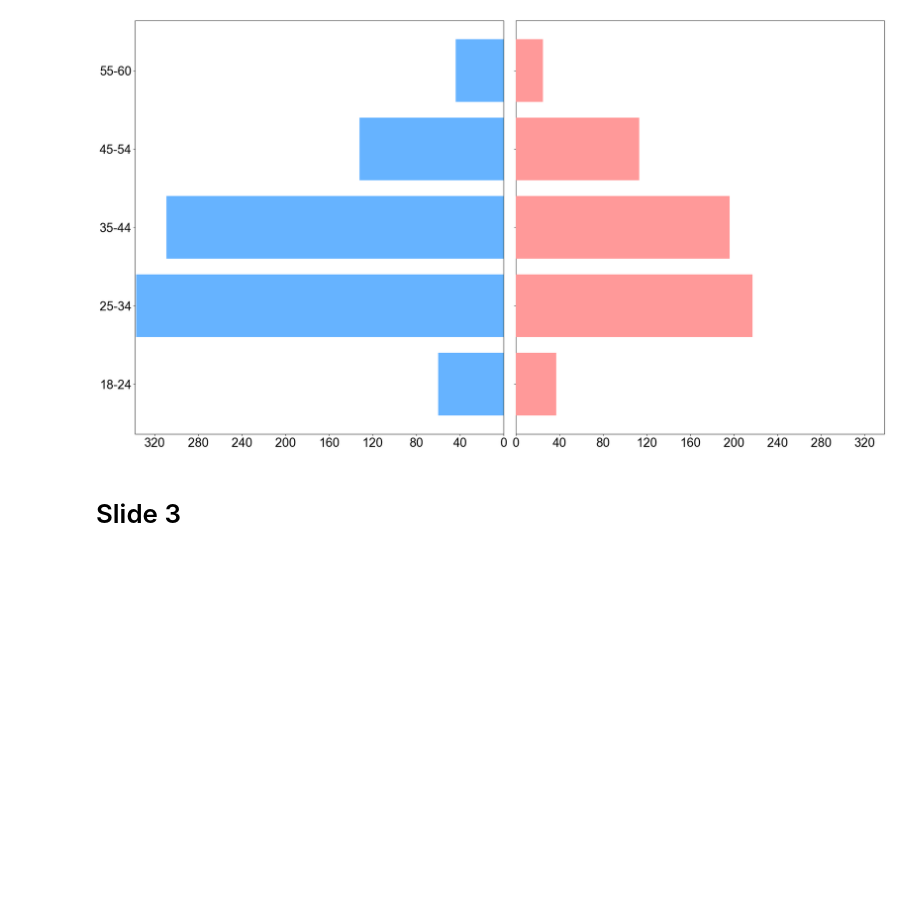
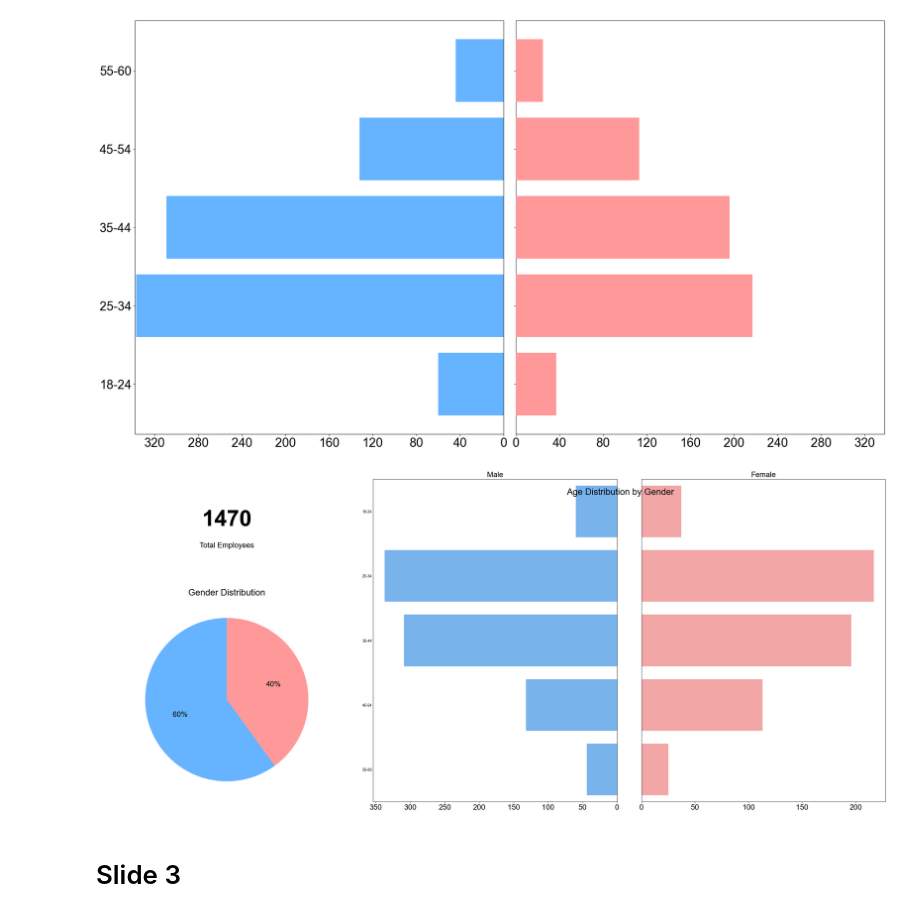
Before and after one commit to HiIamInfi/ibm-hr-data-challenge, a Jupyter notebook: src/visuals.ipynb, the cells around one changed output. Drawn from its saved outputs; the diff is of its cells as text; code cells hidden in the pictures; blank space fills up the shorter version.

Commit message:
Added composite image for slide 2

```diff
--- a/src/visuals.ipynb
+++ b/src/visuals.ipynb
@@ -1,6 +1,7 @@
 # %%
 import matplotlib.pyplot as plt
 import matplotlib.patches as mpatches
+import matplotlib.gridspec as gridspec
 import pandas as pd
 import seaborn as sns
 import numpy as np
@@ -8,7 +9,8 @@ import json
 
 COLOR_MALE = "#66b3ff"
 COLOR_FEMALE = "#ff9999"
-RESOLUTION = 500
+RESOLUTION = 300
+DESCRIPTION_FONTSIZE = 20
 
 with open('categorical_data.json', 'r') as f:
     data_mappings = json.load(f)
@@ -114,6 +116,62 @@ plt.savefig('reports/population_pyramid_subset.png', dpi=RESOLUTION)
 # %% [output]
 [figure]
 [figure]
+# %%
+fig = plt.figure(figsize=(29.89, 13.21))
+gs = gridspec.GridSpec(2, 2, width_ratios=[1, 2], height_ratios=[1, 2], figure=fig)
+
+# Top Left - Total Employees
+ax_text = fig.add_subplot(gs[0, 0])
+total_employees = len(ibm_df)
+ax_text.text(0.5, 0.6, f"{total_employees}", ha='center', va='center', fontsize=60, fontweight='bold')
+ax_text.text(0.5, 0.35, "Total Employees", ha='center', va='center', fontsize=DESCRIPTION_FONTSIZE)
+ax_text.axis('off')
+
+# Bottom Left - Pie Chart
+ax_pie = fig.add_subplot(gs[1, 0])
+gender_counts = ibm_df['Gender'].value_counts()
+ax_pie.pie(gender_counts, labels=None, autopct='%1.0f%%', startangle=90,
+           colors=[COLOR_MALE, COLOR_FEMALE], textprops={'fontsize': DESCRIPTION_FONTSIZE})
+ax_pie.set_title('Gender Distribution', fontsize=DESCRIPTION_FONTSIZE+4)
+
+# Right Side - Population Pyramid
+pyramid_gs = gs[:, 1].subgridspec(1, 2, wspace=0.1)
+ax_male = fig.add_subplot(pyramid_gs[0, 0])
+ax_female = fig.add_subplot(pyramid_gs[0, 1])
+
+# Prepare data for the pyramid
+bins = [18, 25, 35, 45, 55, 61]
+labels = ['18-24', '25-34', '35-44', '45-54', '55-60']
+ibm_df['AgeGroup'] = pd.cut(ibm_df['Age'], bins=bins, labels=labels, right=False)
+male_counts = ibm_df[ibm_df['Gender'] == 'Male']['AgeGroup'].value_counts().sort_index()
+female_counts = ibm_df[ibm_df['Gender'] == 'Female']['AgeGroup'].value_counts().sort_index()
+
+# Plot Male data using seaborn
+sns.barplot(y=male_counts.index, x=-male_counts.values, color=COLOR_MALE, ax=ax_male, orient='h')
+ax_male.set_title('Male', fontsize=DESCRIPTION_FONTSIZE)
+ax_male.set_xlabel('')
+ax_male.set_ylabel('')
+ax_male.tick_params(axis='y', length=0) # Hide y-axis ticks
+ax_male.tick_params(axis='x', labelsize=DESCRIPTION_FONTSIZE)
+# Format x-axis to be positive
+ax_male.xaxis.set_major_formatter(plt.FuncFormatter(lambda x, _: f'{abs(int(x))}'))
+
+# Plot Female data using seaborn
+sns.barplot(y=female_counts.index, x=female_counts.values, color=COLOR_FEMALE, ax=ax_female, orient='h')
+ax_female.set_title('Female', fontsize=DESCRIPTION_FONTSIZE)
+ax_female.set_xlabel('')
+ax_female.set_ylabel('')
+ax_female.set_yticks([]) # Hide y-axis labels
+ax_female.tick_params(axis='x', labelsize=DESCRIPTION_FONTSIZE)
+
+# Set shared title for the pyramid
+fig.text(0.66, 0.92, 'Age Distribution by Gender', ha='center', va='center', fontsize=DESCRIPTION_FONTSIZE+4)
+
+# Final Adjustments
+plt.tight_layout(pad=2.0)
+plt.savefig('reports/slide2_composite_slide.png', dpi=RESOLUTION)
+# %% [output]
+[figure, added]
 # %% [markdown]
 # Slide 3
 # %%
```
Also changed, not shown: parts of 1 cell of this notebook, 1 other file.
